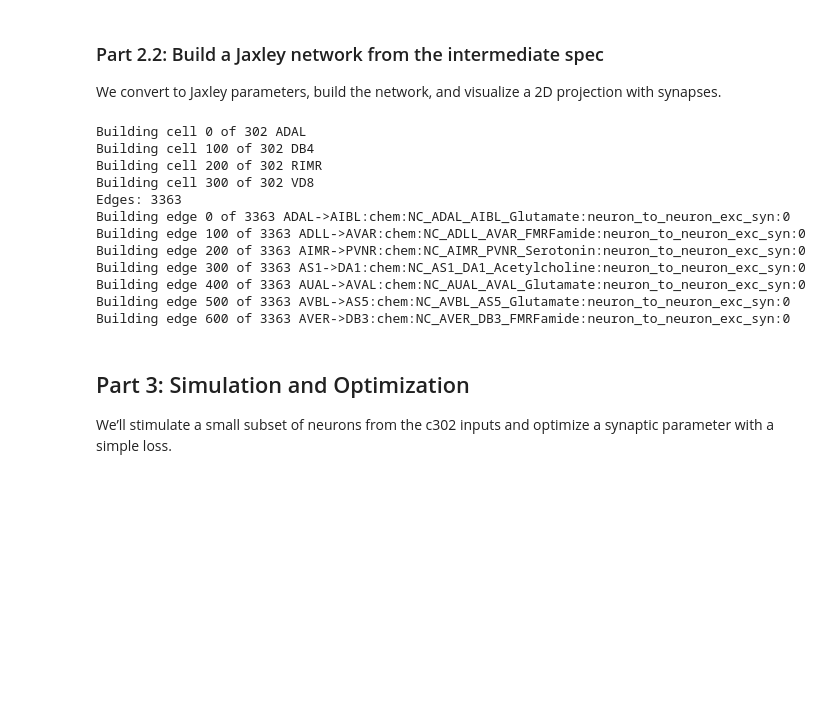
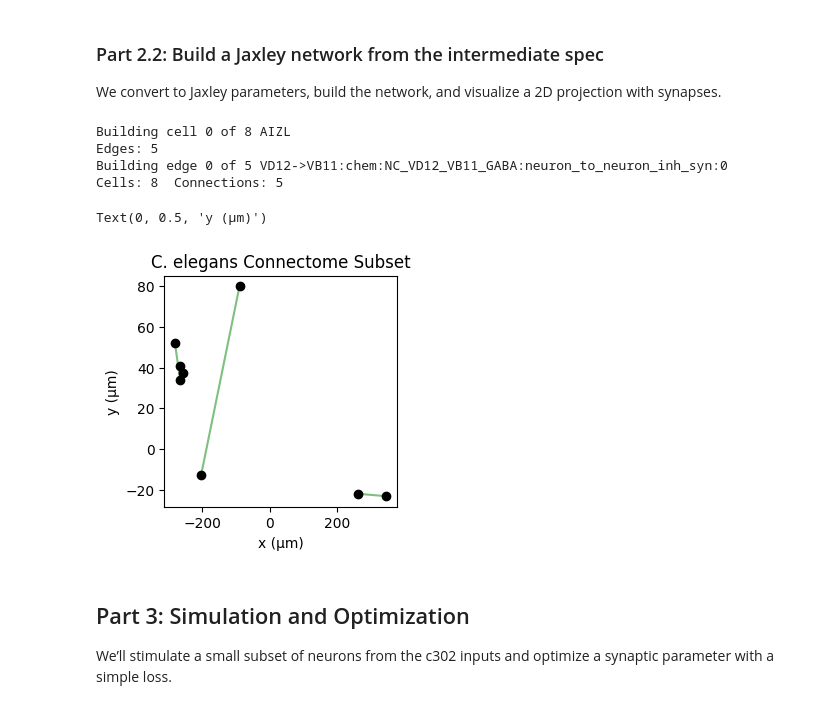
Before and after one commit to evcoats/connectome2jaxley, a Jupyter notebook: NeuroML_to_Jaxley_Tutorial.ipynb, the cells around one changed output. Drawn from its saved outputs; the diff is of its cells as text; code cells hidden in the pictures; blank space fills up the shorter version.

```diff
--- a/NeuroML_to_Jaxley_Tutorial.ipynb
+++ b/NeuroML_to_Jaxley_Tutorial.ipynb
@@ -112,5 +124,9 @@ We generate a c302 preset, parse NeuroML into a structured `NetworkSpec`, and ap
 # %%
 # Load and translate a preset (level C)
-inter = load_c302_preset_to_intermediate("C")
+
+from c302 import c302_Syns
+cells, stim_cells, params, _, nml_doc = c302_Syns.setup("B", generate=True, target_directory="examples")
+
+inter = load_c302_preset_to_intermediate("Syns:B")  # or "Syns:B" for gaps too
 inter = apply_meta_defaults(inter, meta_policy_from_bioparams(inter.meta))
 # %% [output]
@@ -136,31 +153,25 @@ c302      >>>  Writing generated network to: C:\Users\evanc\OneDrive\Desktop\Res
 We convert to Jaxley parameters, build the network, and visualize a 2D projection with synapses.
 # %%
 bundle = translate_intermediate_to_jaxley_params(inter)
-built = build_jaxley_from_params(inter, bundle)
+built = build_jaxley_from_params(inter, bundle, fast=False)
 
 print(f"Cells: {len(inter.cells)}  Connections: {len(inter.conns)}")
 
 ax = built.net.vis(
     detail="point", dims=(1, 2),
     color="k", synapse_color="g",
     synapse_scatter_kwargs={"s": 10, "alpha": 0.7, "zorder": -1},
     synapse_plot_kwargs={"alpha": 0.5, "zorder": -1}
 )
-ax.set_title("C. elegans Connectome", fontsize=12)
+ax.set_title("C. elegans Connectome Subset ", fontsize=12)
 ax.set_xlabel('x (µm)'); ax.set_ylabel('y (µm)')
 # %% [output]
-Building cell 0 of 302 ADAL
-Building cell 100 of 302 DB4
-Building cell 200 of 302 RIMR
-Building cell 300 of 302 VD8
-Edges: 3363
-Building edge 0 of 3363 ADAL->AIBL:chem:NC_ADAL_AIBL_Glutamate:neuron_to_neuron_exc_syn:0
-Building edge 100 of 3363 ADLL->AVAR:chem:NC_ADLL_AVAR_FMRFamide:neuron_to_neuron_exc_syn:0
-Building edge 200 of 3363 AIMR->PVNR:chem:NC_AIMR_PVNR_Serotonin:neuron_to_neuron_exc_syn:0
-Building edge 300 of 3363 AS1->DA1:chem:NC_AS1_DA1_Acetylcholine:neuron_to_neuron_exc_syn:0
-Building edge 400 of 3363 AUAL->AVAL:chem:NC_AUAL_AVAL_Glutamate:neuron_to_neuron_exc_syn:0
-Building edge 500 of 3363 AVBL->AS5:chem:NC_AVBL_AS5_Glutamate:neuron_to_neuron_exc_syn:0
-Building edge 600 of 3363 AVER->DB3:chem:NC_AVER_DB3_FMRFamide:neuron_to_neuron_exc_syn:0
+Building cell 0 of 8 AIZL
+Edges: 5
+Building edge 0 of 5 VD12->VB11:chem:NC_VD12_VB11_GABA:neuron_to_neuron_inh_syn:0
+Cells: 8  Connections: 5
+Text(0, 0.5, 'y (µm)')
+[figure, added]
 # %% [markdown]
 ## Part 3: Simulation and Optimization
 
```
Also changed, not shown: parts of 17 cells of this notebook, 16 other files.
